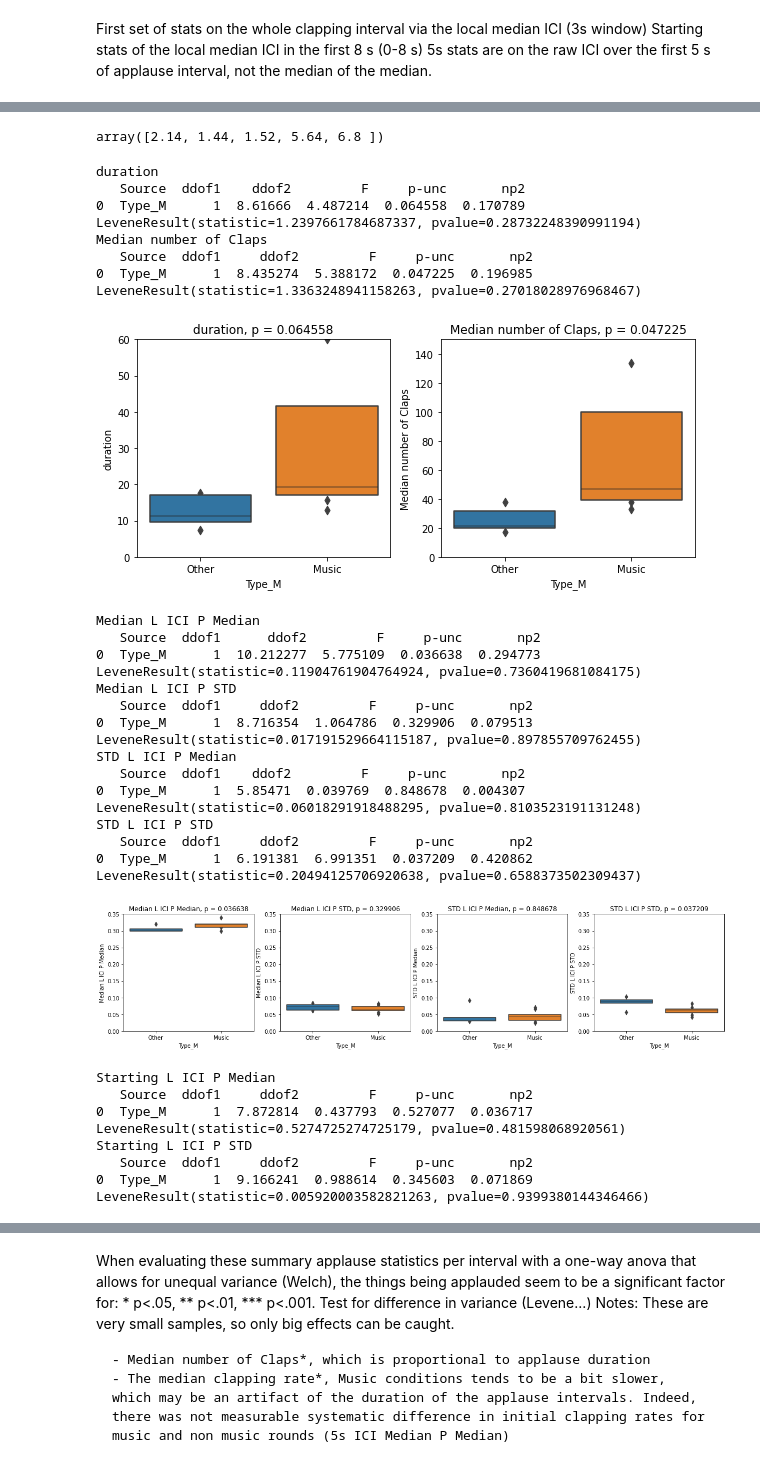
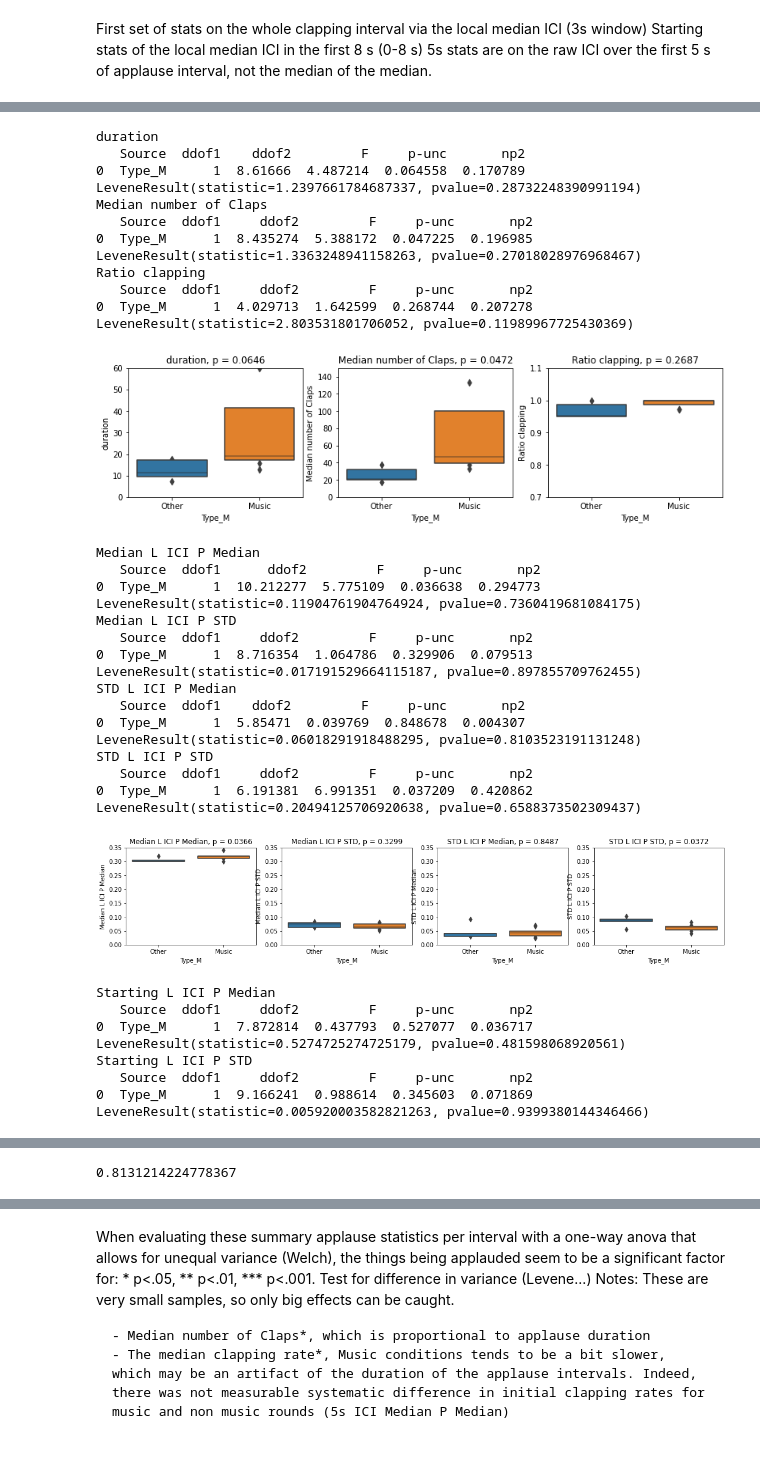
Before and after one commit to finn42/Clapping_Coordination, a Jupyter notebook: Applause_DSQ_MSM.ipynb, the cells around one changed output, grey strips where cells are left out. Drawn from its saved outputs; the diff is of its cells as text; code cells hidden in the pictures.

```diff
--- a/Applause_DSQ_MSM.ipynb
+++ b/Applause_DSQ_MSM.ipynb
@@ -512,3 +513,12 @@ Stats to collect:
 First set of stats on the whole clapping interval via the local median ICI (3s window)
 Starting stats of the local median ICI in the first 8 s (0-8 s)
 5s stats are on the raw ICI over the first 5 s of applause interval, not the median of the median.
+# %%
+app_int = 0
+motions = pd.read_csv(claps_folder + Applause_ints.loc[5,'files'][:-9]+'motion.csv',index_col=0)
+movN = (motions.sum()>0).sum()
+peaks = pd.read_csv(claps_folder +'clapping_peaks/' + Applause_ints.loc[app_int,'files'],index_col=0)
+df_claps = peaks.fillna(0)
+df_OnlyClaps = df_claps.astype(bool).astype(int)
+total_claps = df_OnlyClaps.sum()
+print(len(total_claps[total_claps>0]),(peaks.sum()>0).sum(),movN)
@@ -527,6 +539,8 @@ Clapping_stats = pd.DataFrame(index = Applause_ints.index, columns = stats_tags)
 t_interval = 1.5
 
 for app_int in Applause_ints.index:
+    motions = pd.read_csv(claps_folder + Applause_ints.loc[app_int,'files'][:-9]+'motion.csv',index_col=0)
+    movN = (motions.sum()>0).sum()
     peaks = pd.read_csv(claps_folder +'clapping_peaks/' + Applause_ints.loc[app_int,'files'],index_col=0)
     df_claps = peaks.fillna(0)
     df_OnlyClaps = df_claps.astype(bool).astype(int)
@@ -550,20 +564,6 @@ for app_int in Applause_ints.index:
             if ici.notna().sum()>1:
                 these_claps[partn]=np.nanmedian(ici)
         Clap_Feats.loc[t_0,:] = these_claps
-
-#     sampletimes = np.arange(df_OnlyClaps.index[0]+t_interval,df_OnlyClaps.index[-1]-t_interval,0.5)
-#     Clap_Feats = pd.DataFrame(index = sampletimes,columns = df_OnlyClaps.columns)
-#     for samp in range(len(sampletimes)):
-#         t_0 = sampletimes[samp]
-#         sub_claps = df_OnlyClaps.loc[t_0-t_interval:t_0+t_interval,:] # Excerpt of claps
-# #         clap_stats = []
-#         cols = sub_claps.columns
-#         these_claps = pd.Series(index = df_OnlyClaps.columns,dtype='float64')
-#         for partn in cols:
-#             ici = pd.Series(sub_claps.loc[sub_claps.loc[:,partn]>0].index,dtype='float64').diff()
-#             if ici.notna().sum()>0:
-#                 these_claps[partn]=np.nanmedian(ici)
-#         Clap_Feats.loc[t_0,:] = these_claps
 
     sub_claps = df_OnlyClaps.loc[0:5,:] # Excerpt of claps # offset of 5 s remember
 #         clap_stats = []
@@ -591,7 +591,7 @@ for app_int in Applause_ints.index:
 
     Clap_Feats=Clap_Feats.astype(float)
     quarts = Clap_Feats.astype(float).quantile([0.75]).values-Clap_Feats.astype(float).quantile([0.25]).values # quartile by time, not by clap
-    Clapping_stats.loc[app_int,:] = [len(total_claps[total_claps>0])/85,total_claps[total_claps>0].median(),total_claps[total_claps>0].std(),
+    Clapping_stats.loc[app_int,:] = [len(total_claps[total_claps>0])/movN,total_claps[total_claps>0].median(),total_claps[total_claps>0].std(),
                                      Clap_Feats.median().median(),Clap_Feats.median().std(),Clap_Feats.std().median(),Clap_Feats.std().std(),
                                      Clap_Feats.loc[:8.0,:].median().median(),Clap_Feats.loc[:8.0,:].median().std(),np.nanmean(quarts),
                                      these_claps_med.median(),these_claps_med.std(),these_claps_quart.median(),these_claps_quart.std(),
@@ -634,8 +640,8 @@ Clapping_stats
 # %%
-Applause_ints=pd.read_csv('Clapping_rounds_4.csv',index_col=0)
+Applause_ints=pd.read_csv('./data/Clapping_rounds_4.csv',index_col=0)
 
 Applause_ints = pd.concat([Applause_ints,Clapping_stats.astype(float)],axis=1)
-Applause_ints.to_csv('Clapping_rounds_stats_ReCut2.csv')
+Applause_ints.to_csv('./data/Clapping_rounds_stats_ReCut2.csv')
 Applause_ints.columns
 # %% [output]
 Index(['start_time', 'end_time', 'duration', 'start_datetime', 'Type',
@@ -857,11 +828,5 @@ numbs.corr(method = 'spearman')
-# %%
-Applause_ints['Type_M'].unique() # array(['Other', 'Music'], dtype=object)
-vs # ['First clap P Quart', 'Last clap P Quart']
-sub_ints.loc[sub_ints['Type_M']=='Other',v].values
-# %% [output]
-array([2.14, 1.44, 1.52, 5.64, 6.8 ])
 # %%
-test_feats = [['duration', 'Median number of Claps'],
+test_feats = [['duration', 'Median number of Claps','Ratio clapping'],
 # ICI stats on variable length clapping intervals is hard to interpret
              ['Median L ICI P Median','Median L ICI P STD','STD L ICI P Median','STD L ICI P STD'],
 # starting Local ICI (8s) gives a comparable view of the initial texture differences
@@ -875,7 +840,7 @@ test_feats = [['duration', 'Median number of Claps'],
     # but this may be related to the longer clapping interval and some less clear clues for ending
               ['First clap P Quart','Last clap P Quart']]
 
-v_range = {'duration':[0,60],'Median number of Claps':[0,150],
+v_range = {'duration':[0,60],'Median number of Claps':[0,150],'Ratio clapping':[0.7,1.1],
            'Median L ICI P Median':[0.0,0.35],'Median L ICI P STD':[0.0,0.35],'STD L ICI P Median':[0.0,0.35],'STD L ICI P STD':[0.0,0.35],
            'Starting L ICI P Median':[0.0,0.4],'Starting L ICI P STD':[0.0,0.4],'Starting L ICI Quart P Mean':[0.0,0.4],
            '5s ICI Median P Median':[0.0,0.4],'5s ICI Median P STD':[0.0,0.4],
@@ -888,38 +853,42 @@ v_range = {'duration':[0,60],'Median number of Claps':[0,150],
 sub_ints = Applause_ints.loc[[0,1,2,3,4,5,6,7,8,9,10,11,12,14],:]
 
 for vs in test_feats:
-    f, a = plt.subplots(1,len(vs),figsize=(5*len(vs),4))
+    f, a = plt.subplots(1,len(vs),figsize=(4.5*len(vs),3))
     for i in range(len(vs)):
         ax_i = a[i]
         v = vs[i]
         aov = pg.welch_anova(dv=v, between = 'Type_M', data = sub_ints)
         print(v)
         print(aov)
 
         sns.boxenplot(x = 'Type_M',y = v, data = sub_ints,ax = ax_i)
-        ax_i.set_title(v + ', p = ' + "{:.6f}".format(aov['p-unc'].values[0]))
+        ax_i.set_title(v + ', p = ' + "{:.4f}".format(aov['p-unc'].values[0]))
         ax_i.set_ylim(v_range[v])
 
 
 #         group1 = sub_ints.loc[sub_ints['Type']=='Entrance',v].values
 #         group2 = sub_ints.loc[sub_ints['Type']=='Speech',v].values
 #         group2 = sub_ints.loc[sub_ints['Type']=='Music',v].values
         group1 = sub_ints.loc[sub_ints['Type_M']=='Other',v].values
         group2 = sub_ints.loc[sub_ints['Type_M']=='Music',v].values
         s = sp.stats.levene(group1, group2, center='median') #https://www.statology.org/brown-forsythe-test-in-python/
         print(s)
-    plt.savefig('plots/clapping_m_types_stats_'+vs[0]+'_set.png',dpi = 400)
+    plt.savefig('plots/clapping_m_types_stats_'+vs[0]+'_set.png',bbox_inches = 'tight',dpi = 300)
     plt.show()
 # %% [output]
 duration
    Source  ddof1    ddof2         F     p-unc       np2
 0  Type_M      1  8.61666  4.487214  0.064558  0.170789
 LeveneResult(statistic=1.2397661784687337, pvalue=0.28732248390991194)
 Median number of Claps
    Source  ddof1     ddof2         F     p-unc       np2
 0  Type_M      1  8.435274  5.388172  0.047225  0.196985
 LeveneResult(statistic=1.3363248941158263, pvalue=0.27018028976968467)
+Ratio clapping
+   Source  ddof1     ddof2         F     p-unc       np2
+0  Type_M      1  4.029713  1.642599  0.268744  0.207278
+LeveneResult(statistic=2.803531801706052, pvalue=0.11989967725430369)
-[figure, old version]
+[figure, new version]
 Median L ICI P Median
    Source  ddof1      ddof2         F     p-unc       np2
 0  Type_M      1  10.212277  5.775109  0.036638  0.294773
@@ -936,7 +905,7 @@ STD L ICI P STD
    Source  ddof1     ddof2         F     p-unc       np2
 0  Type_M      1  6.191381  6.991351  0.037209  0.420862
 LeveneResult(statistic=0.20494125706920638, pvalue=0.6588373502309437)
-[figure, old version]
+[figure, new version]
 Starting L ICI P Median
    Source  ddof1     ddof2         F     p-unc       np2
 0  Type_M      1  7.872814  0.437793  0.527077  0.036717
@@ -991,0 +961,4 @@ LeveneResult(statistic=0.5893765611739975, pvalue=0.4575011433719919)
+# %%
+s.pvalue
+# %% [output]
+0.8131214224778367
```
Also changed, not shown: parts of 136 cells of this notebook, 41 other files.
